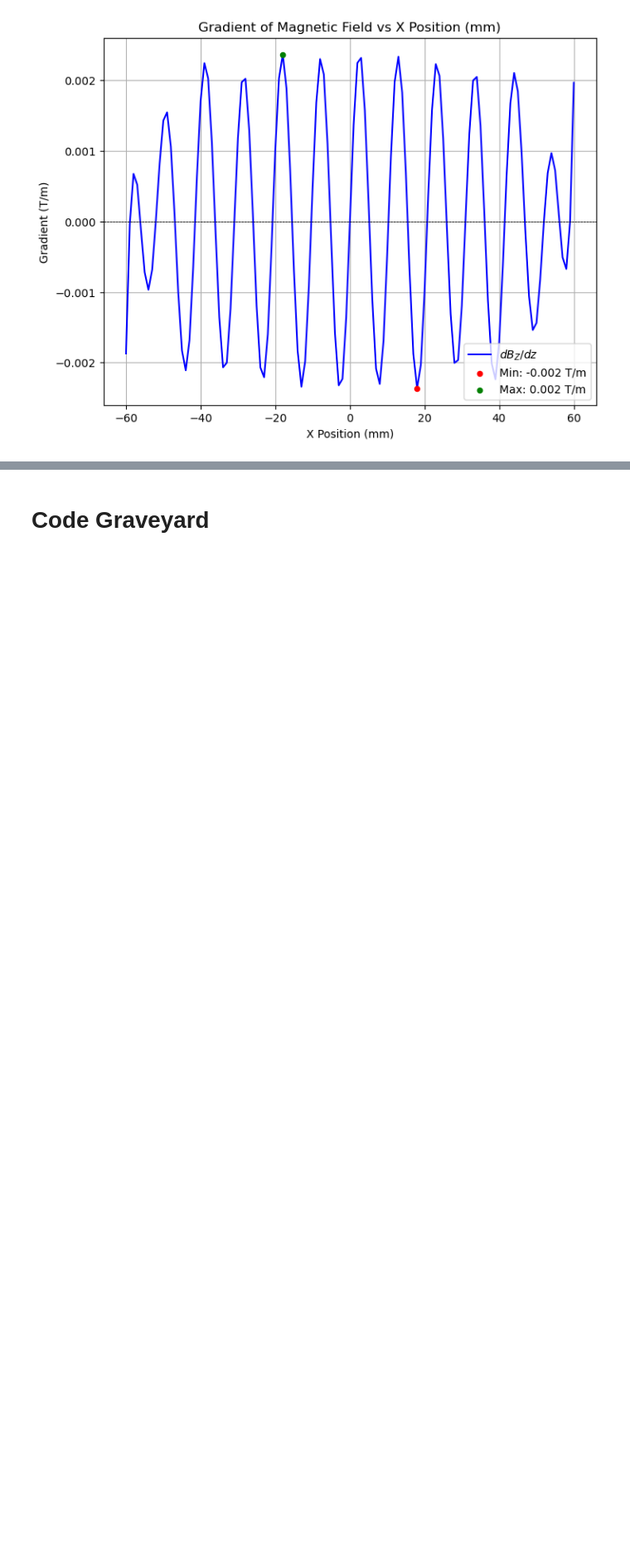
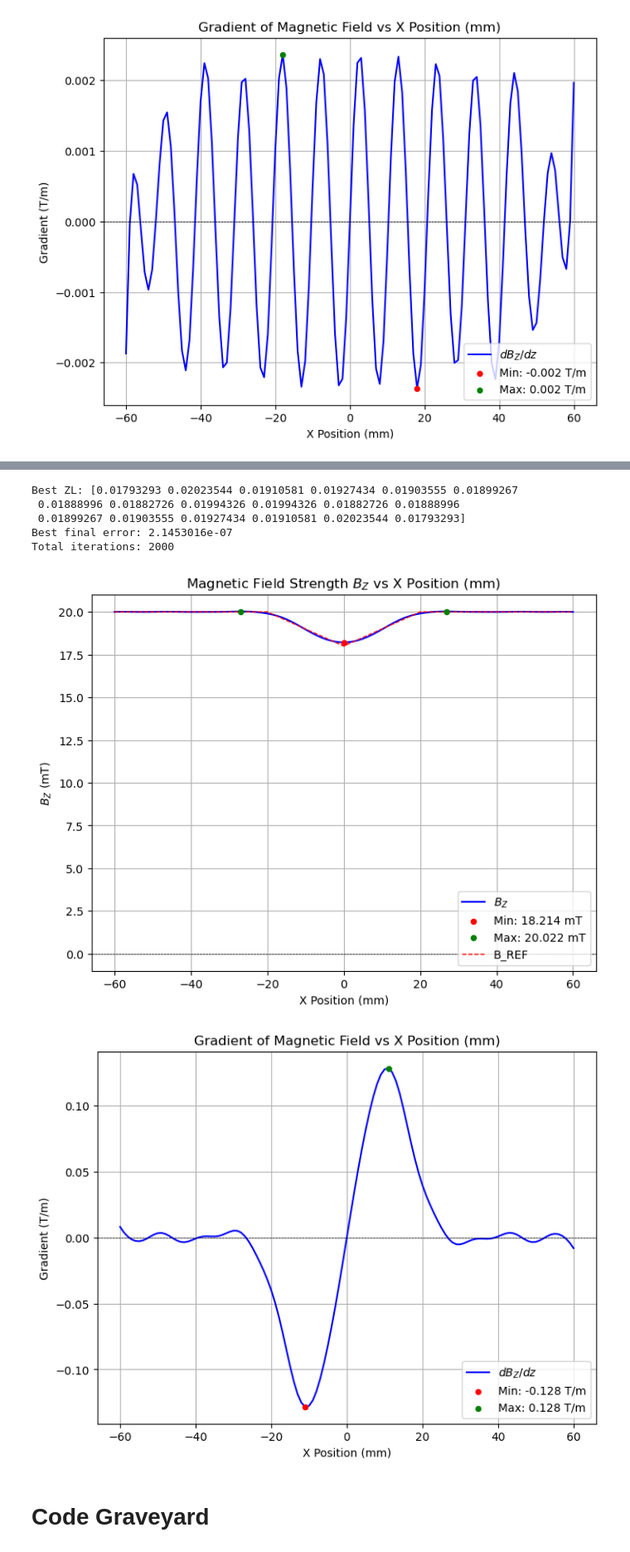
Before and after one commit to joostwijn/Rotating_Magnetic_Setup, a Jupyter notebook: 3. Magnets/Field_Shaping_Algorithm_JAX.ipynb, the cells around one changed output, grey strips where cells are left out. Shown at 83% size. Drawn from its saved outputs; the diff is of its cells as text; code cells hidden in the pictures; blank space fills up the shorter version.

Commit message:
Shape optimization done

```diff
--- a/3. Magnets/Field_Shaping_Algorithm_JAX.ipynb
+++ b/3. Magnets/Field_Shaping_Algorithm_JAX.ipynb
@@ -656,7 +656,7 @@ def plot_Bz(mode = None):
     coord_mm = coord * 1e3
 
     # Compute the overall minimum and maximum values using a tolerance.
-    tol = 0.0 if mode == "Optimize" else 0.5e-5 # Set tolerance low for optimization mode to avoid too many points.
+    tol = 0.0 if (mode == "Optimize" or mode == "Optimize Shape") else 0.5e-5 # Set tolerance low for optimization mode to avoid too many points.
     min_val = np.min(result)
     max_val = np.max(result)
     min_indices = np.where(np.isclose(result, min_val, atol=tol))[0]
@@ -674,6 +674,11 @@ def plot_Bz(mode = None):
     plt.axhline(0, color="black", linewidth=0.5, linestyle="--")
     plt.scatter(min_pos, result[min_indices] * 1e3, color="red", s=20, label=min_label, zorder=5)
     plt.scatter(max_pos, result[max_indices] * 1e3, color="green", s=20, label=max_label, zorder=5)
+
+        # Add B_REF dashed line if mode is "Optimize Shape"
+    if mode == "Optimize Shape":
+        plt.plot(coord_mm, B_REF * 1e3, '--', color="red", linewidth=1, label="B_REF")
+
     plt.xlabel(label)
     plt.ylabel("$B_Z$ (mT)")
     plt.title(f"Magnetic Field Strength $B_Z$ vs {label}")
@@ -1618,3 +1779,47 @@ plot_derivative(mode="Optimize")
+# %%
+jax.clear_caches()  # Clears the JIT compilation cache, forcing functions to recompile every time dimensions or optimization settings are changed.
+# Set the reference magnetic field value
+B_REF = jnp.array([20e-3, 20e-3, 20e-3, 20e-3, 20e-3, 20e-3, 20e-3, 20e-3, 20e-3, 20e-3, 20e-3, 20e-3, 20e-3, 20e-3, 20e-3, 20e-3, 20e-3, 20e-3, 20e-3, 20e-3,
+                   20e-3, 20e-3, 20e-3, 20e-3, 20e-3, 20e-3, 20e-3, 20e-3, 20e-3, 20e-3, 20e-3, 20e-3, 20e-3, 20e-3, 20e-3, 20e-3, 20e-3, 20e-3, 20e-3, 20e-3,
+                   20e-3, 19.9e-3, 19.8e-3, 19.7e-3, 19.6e-3, 19.5e-3, 19.4e-3, 19.3e-3, 19.2e-3, 19.1e-3,
+                   19.0e-3, 18.9e-3, 18.8e-3, 18.7e-3, 18.6e-3, 18.5e-3, 18.4e-3, 18.3e-3, 18.2e-3, 18.1e-3, 18.0e-3,
+                   18.1e-3, 18.2e-3, 18.3e-3, 18.4e-3, 18.5e-3, 18.6e-3, 18.7e-3, 18.8e-3, 18.9e-3, 19.0e-3,
+                   19.1e-3, 19.2e-3, 19.3e-3, 19.4e-3, 19.5e-3, 19.6e-3, 19.7e-3, 19.8e-3, 19.9e-3, 20.0e-3,
+                   20e-3, 20e-3, 20e-3, 20e-3, 20e-3, 20e-3, 20e-3, 20e-3, 20e-3, 20e-3, 20e-3, 20e-3, 20e-3, 20e-3, 20e-3, 20e-3, 20e-3, 20e-3, 20e-3, 20e-3,
+                   20e-3, 20e-3, 20e-3, 20e-3, 20e-3, 20e-3, 20e-3, 20e-3, 20e-3, 20e-3, 20e-3, 20e-3, 20e-3, 20e-3, 20e-3, 20e-3, 20e-3, 20e-3, 20e-3, 20e-3])
+
+# Set bounds
+LOW = 15e-3
+HIGH = 22e-3
+
+# Calculate initial guess batch
+N_FREE = (N_X + 1) // 2
+initial_guesses = setup_initial_guesses(10, N_FREE)
+
+# Create solver
+final_params, final_errors, iter_nums = run_batched_lbfgs_for_loop(initial_guesses)
+
+# Select the best from the batch
+best_zl, best_loss, total_iterations = select_best_candidate(final_params, iter_nums, loss_fn)
+
+# Print the results
+print("Best ZL:", best_zl)
+print("Best final error:", best_loss)
+print("Total iterations:", total_iterations)
+# %% [output]
+Best ZL: [0.01793293 0.02023544 0.01910581 0.01927434 0.01903555 0.01899267
+ 0.01888996 0.01882726 0.01994326 0.01994326 0.01882726 0.01888996
+ 0.01899267 0.01903555 0.01927434 0.01910581 0.02023544 0.01793293]
+Best final error: 2.1453016e-07
+Total iterations: 2000
+# %%
+# Plot the optimized configuration
+ZL = jnp.array(best_zl)  # Update ZL with the best configuration.
+plot_Bz(mode="Optimize Shape")
+plot_derivative(mode="Optimize Shape")
+# %% [output]
+[figure, added]
+[figure, added]
 # %% [markdown]
 # Code Graveyard
 # %%
```
Also changed, not shown: parts of 5 cells of this notebook.
